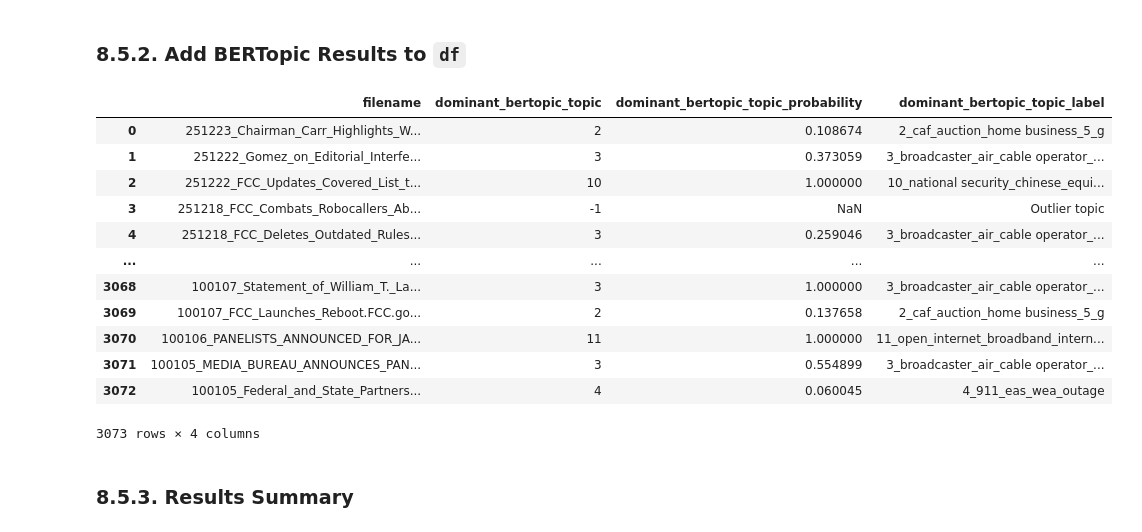
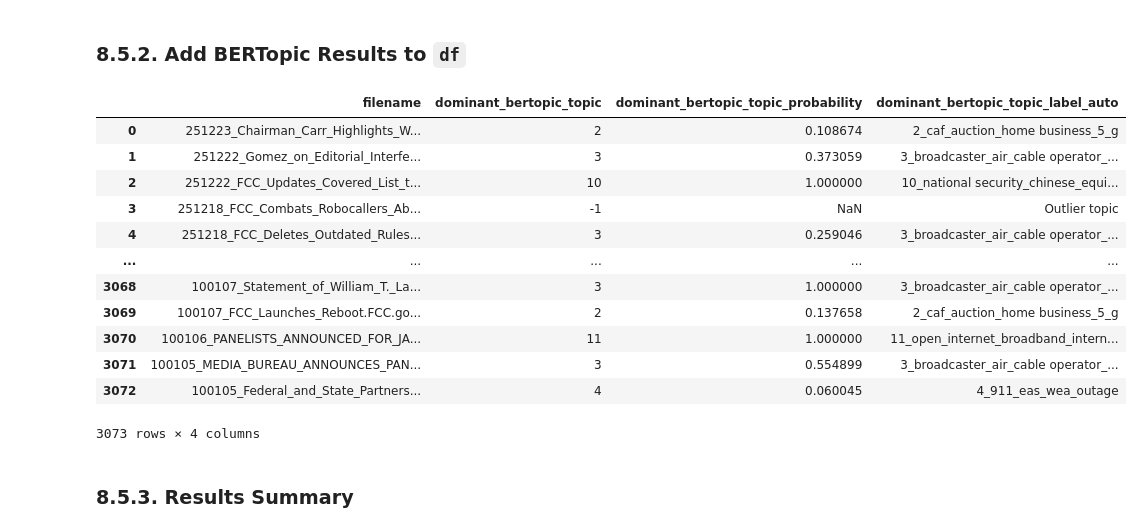
Before and after one commit to YoungbokYi/Text-Mining-FCC-Documents, a Jupyter notebook: Trend_Analysis.ipynb, the cells around one changed output. Saved outputs shown, nothing was run; the diff lists cells and outputs as text; code cells hidden in the pictures.

```diff
--- a/Trend_Analysis.ipynb
+++ b/Trend_Analysis.ipynb
@@ -1553,21 +1623,30 @@ def document_to_tokens(text):
     return preprocess_doc(doc)
 # %%
 def prepare_tokenized_policy_dictionary(policy_dictionary):
-    '''
-    Convert policy dictionary terms into token sequences.
-    '''
+
+    # Create containers for tokenized terms and skipped terms.
     tokenized_dictionary = {}
     skipped_terms = []
 
+    # Process each policy category.
     for category, terms in policy_dictionary.items():
+
+        # Create container to store token sequences for this category.
         token_sequences = []
 
+        # Process each dictionary term.
         for term in terms:
 
+            # Convert the dictionary term into preprocessed tokens.
             term_tokens = tuple(document_to_tokens(term))
+
+            # Count the original word pieces in the term.
             original_piece_count = len(re.findall(r'[A-Za-z0-9]+', str(term)))
+
+             # Normalize technical phrases in the term.
             normalized_term = normalize_technical_phrases(term)
 
+            # Skip terms that disappear after preprocessing.
             if len(term_tokens) == 0:
                 skipped_terms.append({
                     'policy_category': category,
@@ -1578,8 +1657,10 @@ def prepare_tokenized_policy_dictionary(policy_dictionary):
                 })
                 continue
 
+            # Check whether a multi-word term became one token.
             became_single_token = original_piece_count > 1 and len(term_tokens) == 1
 
+            # Check whether the single token is technical.
             single_token_is_technical = (
                 len(term_tokens) == 1
                 and (
@@ -1589,6 +1670,7 @@ def prepare_tokenized_policy_dictionary(policy_dictionary):
                 )
             )
 
+            # Skip generic multi-word terms that became one token.
             if became_single_token and not single_token_is_technical:
                 skipped_terms.append({
                     'policy_category': category,
@@ -1599,14 +1681,17 @@ def prepare_tokenized_policy_dictionary(policy_dictionary):
                 })
                 continue
 
+             # Store the valid token sequence.
             token_sequences.append(term_tokens)
 
+        # Store unique token sequences with longer sequences first.
         tokenized_dictionary[category] = sorted(
             set(token_sequences),
             key=lambda tokens: (len(tokens), sum(len(token) for token in tokens)),
             reverse=True,
         )
 
+    # Convert skipped terms into a table.
     skipped_terms_df = pd.DataFrame(skipped_terms)
 
     return tokenized_dictionary, skipped_terms_df
@@ -3110,7 +3267,7 @@ bertopic_topics, bertopic_probabilities = bertopic_model.fit_transform(
 # 3) readable topic labels.
 df['dominant_bertopic_topic'] = pd.Series(pd.NA, index=df.index, dtype='Int64')
 df['dominant_bertopic_topic_probability'] = np.nan
-df['dominant_bertopic_topic_label'] = pd.NA
+df['dominant_bertopic_topic_label_auto'] = pd.NA
 # %%
 # Store BERTopic topic assignments with the original dataframe index.
 bertopic_topic_series = pd.Series(bertopic_topics, index=bertopic_doc_index, dtype='Int64')
@@ -3122,23 +3279,23 @@ bertopic_document_probabilities = pd.Series(
 )
 
 # Create a mapping from topic IDs to topic labels.
-bertopic_topic_label_map = make_bertopic_topic_label_map(bertopic_model)
+bertopic_topic_label_auto_map = make_bertopic_topic_label_map(bertopic_model)
 # %%
 # Add BERTopic topic IDs, probabilities and labels back to the original dataframe.
 df.loc[bertopic_doc_index, 'dominant_bertopic_topic'] = bertopic_topic_series
 
 df.loc[bertopic_doc_index, 'dominant_bertopic_topic_probability'] = bertopic_document_probabilities
 
-df.loc[bertopic_doc_index, 'dominant_bertopic_topic_label'] = bertopic_topic_series.map(
-    bertopic_topic_label_map
+df.loc[bertopic_doc_index, 'dominant_bertopic_topic_label_auto'] = bertopic_topic_series.map(
+    bertopic_topic_label_auto_map
 )
 # %%
 df.loc[
     bertopic_doc_index,
-    ['filename', 'dominant_bertopic_topic', 'dominant_bertopic_topic_probability', 'dominant_bertopic_topic_label']
+    ['filename', 'dominant_bertopic_topic', 'dominant_bertopic_topic_probability', 'dominant_bertopic_topic_label_auto']
 ]
 # %% [output]
-|  | filename | dominant_bertopic_topic | dominant_bertopic_topic_probability | dominant_bertopic_topic_label |
+|  | filename | dominant_bertopic_topic | dominant_bertopic_topic_probability | dominant_bertopic_topic_label_auto |
 | 0 | 251223_Chairman_Carr_Highlights_W... | 2 | 0.108674 | 2_caf_auction_home business_5_g |
 | 1 | 251222_Gomez_on_Editorial_Interfe... | 3 | 0.373059 | 3_broadcaster_air_cable operator_... |
 | 2 | 251222_FCC_Updates_Covered_List_t... | 10 | 1.000000 | 10_national security_chinese_equi... |
```
Also changed, not shown: parts of 131 cells of this notebook.
